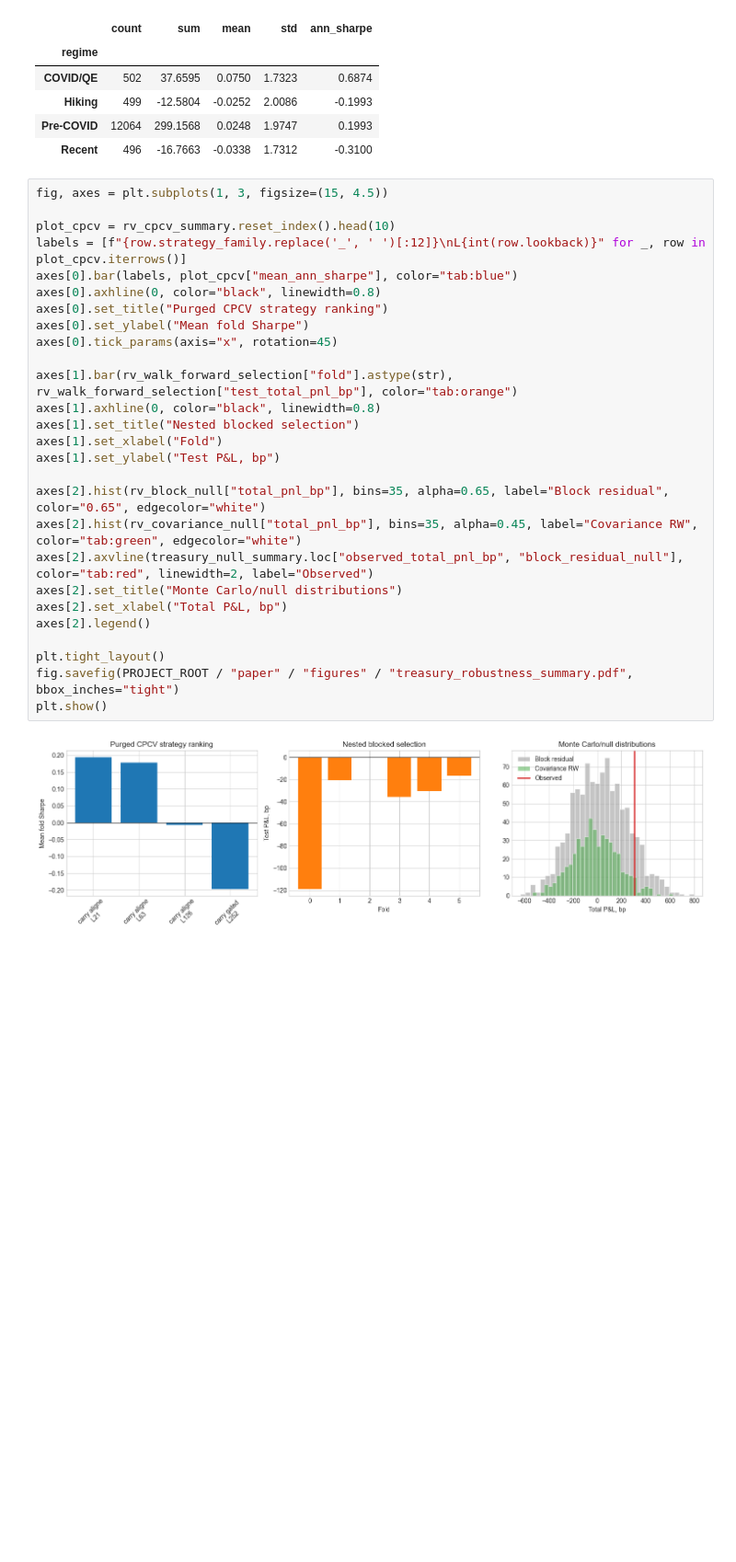
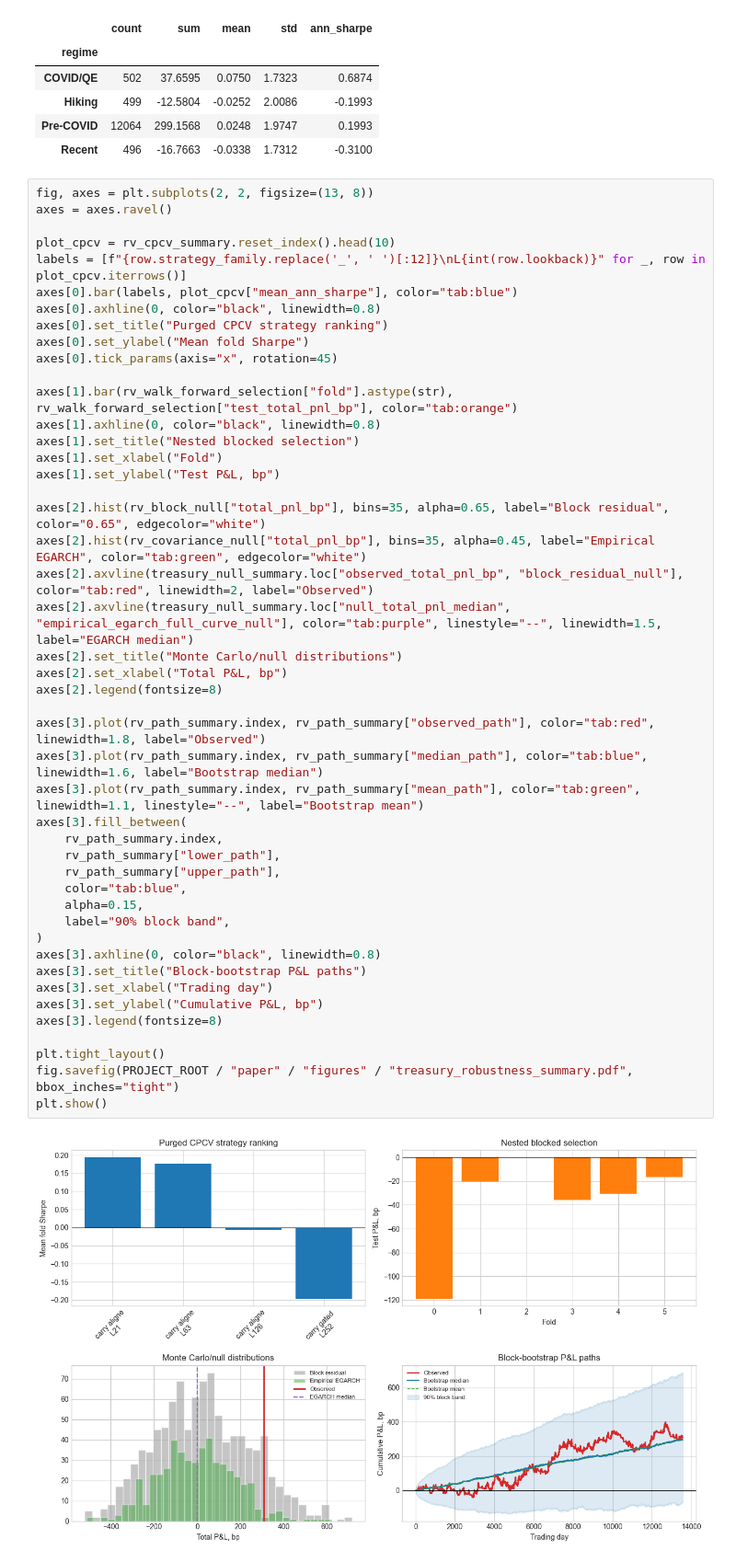
Before and after one commit to dhruvk1432/Fixed_Income_Project, a Jupyter notebook: Treasury_PCA_Butterfly_Relative_Value.ipynb, the cells around one changed output. Shown at 92% size. Cells and saved outputs as stored; diff of their text form; blank space fills up the shorter version.

Commit message:
Harden Treasury simulation assumptions

```diff
--- a/Treasury_PCA_Butterfly_Relative_Value.ipynb
+++ b/Treasury_PCA_Butterfly_Relative_Value.ipynb
@@ -750,31 +788,50 @@ display(regime_summary.round(4))
 | Pre-COVID | 12064 | 299.1568 | 0.0248 | 1.9747 | 0.1993 |
 | Recent | 496 | -16.7663 | -0.0338 | 1.7312 | -0.3100 |
 # %%
-fig, axes = plt.subplots(1, 3, figsize=(15, 4.5))
+fig, axes = plt.subplots(2, 2, figsize=(13, 8))
+axes = axes.ravel()
 
 plot_cpcv = rv_cpcv_summary.reset_index().head(10)
 labels = [f"{row.strategy_family.replace('_', ' ')[:12]}\nL{int(row.lookback)}" for _, row in plot_cpcv.iterrows()]
 axes[0].bar(labels, plot_cpcv["mean_ann_sharpe"], color="tab:blue")
 axes[0].axhline(0, color="black", linewidth=0.8)
 axes[0].set_title("Purged CPCV strategy ranking")
 axes[0].set_ylabel("Mean fold Sharpe")
 axes[0].tick_params(axis="x", rotation=45)
 
 axes[1].bar(rv_walk_forward_selection["fold"].astype(str), rv_walk_forward_selection["test_total_pnl_bp"], color="tab:orange")
 axes[1].axhline(0, color="black", linewidth=0.8)
 axes[1].set_title("Nested blocked selection")
 axes[1].set_xlabel("Fold")
 axes[1].set_ylabel("Test P&L, bp")
 
 axes[2].hist(rv_block_null["total_pnl_bp"], bins=35, alpha=0.65, label="Block residual", color="0.65", edgecolor="white")
-axes[2].hist(rv_covariance_null["total_pnl_bp"], bins=35, alpha=0.45, label="Covariance RW", color="tab:green", edgecolor="white")
+axes[2].hist(rv_covariance_null["total_pnl_bp"], bins=35, alpha=0.45, label="Empirical EGARCH", color="tab:green", edgecolor="white")
 axes[2].axvline(treasury_null_summary.loc["observed_total_pnl_bp", "block_residual_null"], color="tab:red", linewidth=2, label="Observed")
+axes[2].axvline(treasury_null_summary.loc["null_total_pnl_median", "empirical_egarch_full_curve_null"], color="tab:purple", linestyle="--", linewidth=1.5, label="EGARCH median")
 axes[2].set_title("Monte Carlo/null distributions")
 axes[2].set_xlabel("Total P&L, bp")
-axes[2].legend()
+axes[2].legend(fontsize=8)
+
+axes[3].plot(rv_path_summary.index, rv_path_summary["observed_path"], color="tab:red", linewidth=1.8, label="Observed")
+axes[3].plot(rv_path_summary.index, rv_path_summary["median_path"], color="tab:blue", linewidth=1.6, label="Bootstrap median")
+axes[3].plot(rv_path_summary.index, rv_path_summary["mean_path"], color="tab:green", linewidth=1.1, linestyle="--", label="Bootstrap mean")
+axes[3].fill_between(
+    rv_path_summary.index,
+    rv_path_summary["lower_path"],
+    rv_path_summary["upper_path"],
+    color="tab:blue",
+    alpha=0.15,
+    label="90% block band",
+)
+axes[3].axhline(0, color="black", linewidth=0.8)
+axes[3].set_title("Block-bootstrap P&L paths")
+axes[3].set_xlabel("Trading day")
+axes[3].set_ylabel("Cumulative P&L, bp")
+axes[3].legend(fontsize=8)
 
 plt.tight_layout()
 fig.savefig(PROJECT_ROOT / "paper" / "figures" / "treasury_robustness_summary.pdf", bbox_inches="tight")
 plt.show()
 # %% [output]
-[figure, old version]
+[figure, new version]
```
Also changed, not shown: parts of 4 cells of this notebook, 6 other files.
